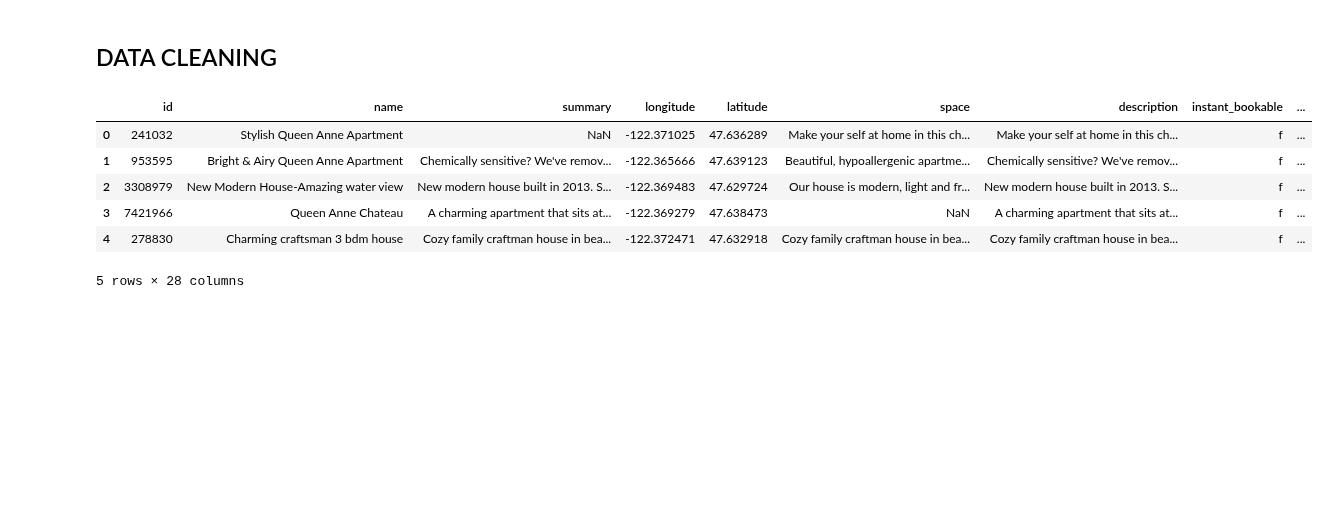
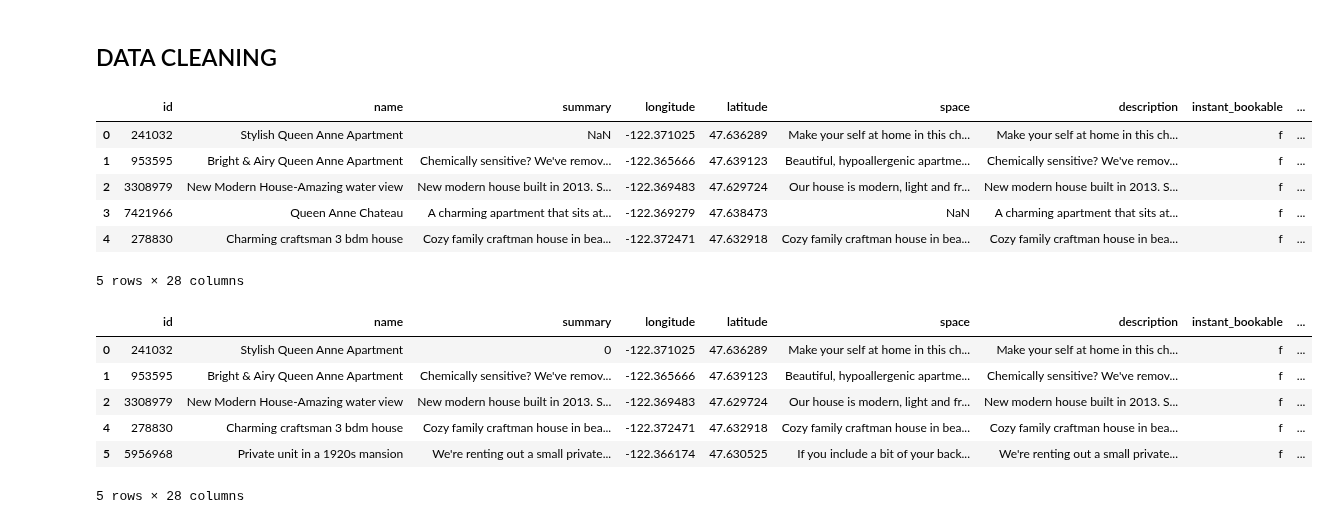
Before and after one commit to bhavya-06darshnik/Airbnb_Data_Analysis, a Jupyter notebook: EDA_2.ipynb, the cells around one changed output. Drawn from its saved outputs; the diff is of its cells as text; code cells hidden in the pictures; blank space fills up the shorter version.

```diff
--- a/EDA_2.ipynb
+++ b/EDA_2.ipynb
@@ -32,3 +32,41 @@ new_df.head()
 | 3 | 7421966 | Queen Anne Chateau | A charming apartment that sits at... | -122.369279 | 47.638473 | NaN | A charming apartment that sits at... | f | ... |
 | 4 | 278830 | Charming craftsman 3 bdm house | Cozy family craftman house in bea... | -122.372471 | 47.632918 | Cozy family craftman house in bea... | Cozy family craftman house in bea... | f | ... |
 5 rows × 28 columns
+# %%
+# Replace NaN values with 0
+new_df = new_df.fillna(0)
+
+# Extract prices from new_df into priceDF
+priceDF = new_df['price']
+
+# Create an empty prices list
+prices = []
+
+# Convert prices from new_df into float values and append it in prices list
+for p in priceDF:
+    p = float(p[1:].replace(',', ''))
+    prices.append(p)
+
+# Replace the price column in the new_df with the new prices
+new_df['price'] = prices
+
+# Remove listings with 0 for price
+new_df = new_df[new_df.price > 0]
+
+# Remove listings with invalid bedroom, bathroom, accommodates, beds, review score, and reviews per month
+new_df = new_df[new_df.bedrooms > 0]
+new_df = new_df[new_df.bathrooms > 0]
+new_df = new_df[new_df.accommodates > 0]
+new_df = new_df[new_df.beds > 0]
+new_df = new_df[new_df.review_scores_rating > 0]
+new_df = new_df[new_df.reviews_per_month > 0]
+
+new_df.head()
+# %% [output]
+|  | id | name | summary | longitude | latitude | space | description | instant_bookable | ... |
+| 0 | 241032 | Stylish Queen Anne Apartment | 0 | -122.371025 | 47.636289 | Make your self at home in this ch... | Make your self at home in this ch... | f | ... |
+| 1 | 953595 | Bright & Airy Queen Anne Apartment | Chemically sensitive? We've remov... | -122.365666 | 47.639123 | Beautiful, hypoallergenic apartme... | Chemically sensitive? We've remov... | f | ... |
+| 2 | 3308979 | New Modern House-Amazing water view | New modern house built in 2013. S... | -122.369483 | 47.629724 | Our house is modern, light and fr... | New modern house built in 2013. S... | f | ... |
+| 4 | 278830 | Charming craftsman 3 bdm house | Cozy family craftman house in bea... | -122.372471 | 47.632918 | Cozy family craftman house in bea... | Cozy family craftman house in bea... | f | ... |
+| 5 | 5956968 | Private unit in a 1920s mansion | We're renting out a small private... | -122.366174 | 47.630525 | If you include a bit of your back... | We're renting out a small private... | f | ... |
+5 rows × 28 columns
```
Also changed, not shown: parts of 5 cells of this notebook.
